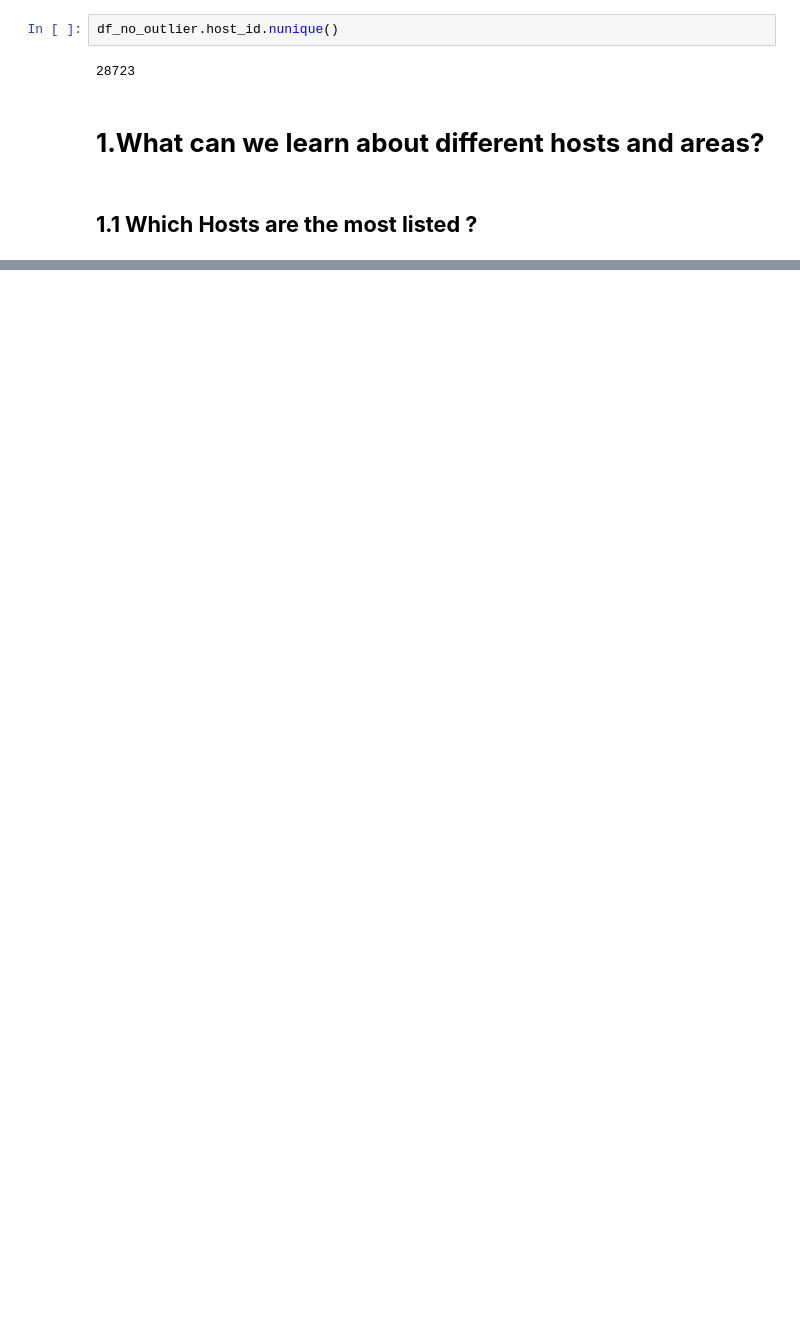
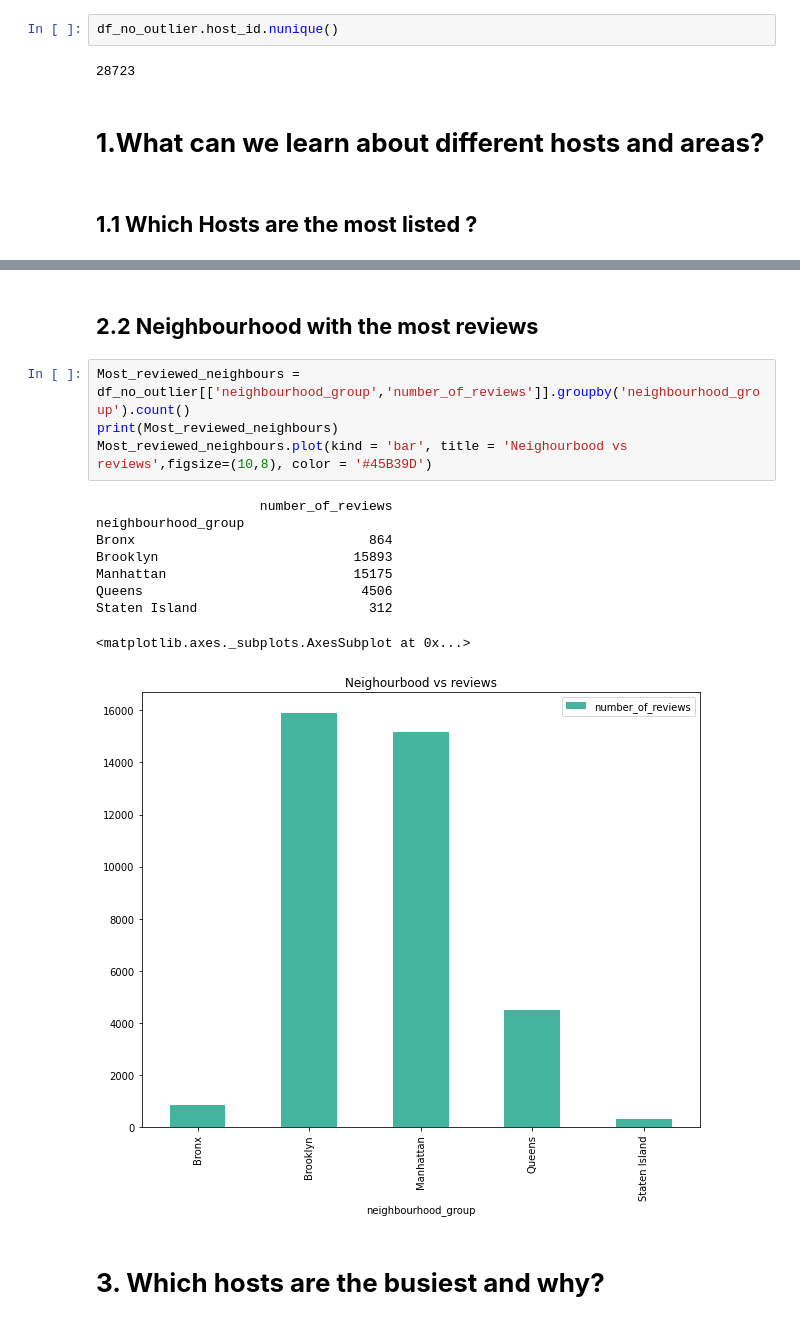
Before and after one commit to Prahalpm/Airbnb-Booking-Analysis-Team-Capstone-Project, a Jupyter notebook: Airbnb_Bookings_Analysis_Capstone_Project.ipynb, the cells around one changed output, grey strips where cells are left out. Drawn from its saved outputs; the diff is of its cells as text; blank space fills up the shorter version.

```diff
--- a/Airbnb_Bookings_Analysis_Capstone_Project.ipynb
+++ b/Airbnb_Bookings_Analysis_Capstone_Project.ipynb
@@ -218,0 +266,18 @@ Most_listed_host[:10].plot(kind='bar')
+# %% [markdown]
+## **2.2 Neighbourhood with the most reviews**
+# %%
+Most_reviewed_neighbours = df_no_outlier[['neighbourhood_group','number_of_reviews']].groupby('neighbourhood_group').count()
+print(Most_reviewed_neighbours)
+Most_reviewed_neighbours.plot(kind = 'bar', title = 'Neighourbood vs reviews',figsize=(10,8), color = '#45B39D')
+# %% [output]
+                     number_of_reviews
+neighbourhood_group
+Bronx                              864
+Brooklyn                         15893
+Manhattan                        15175
+Queens                            4506
+Staten Island                      312
+<matplotlib.axes._subplots.AxesSubplot at 0x...>
+[figure, added]
+# %% [markdown]
+# **3. Which hosts are the busiest and why?**
```
Also changed, not shown: parts of 30 cells of this notebook.
